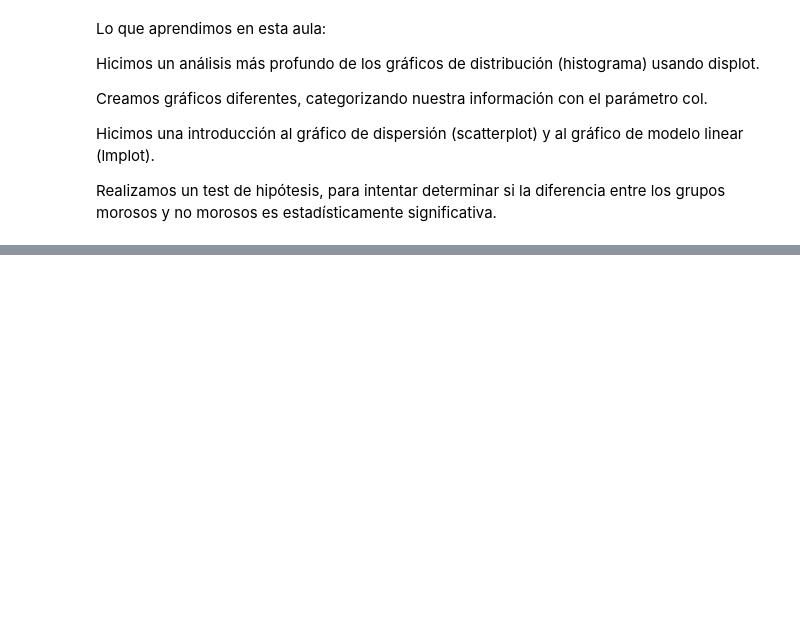
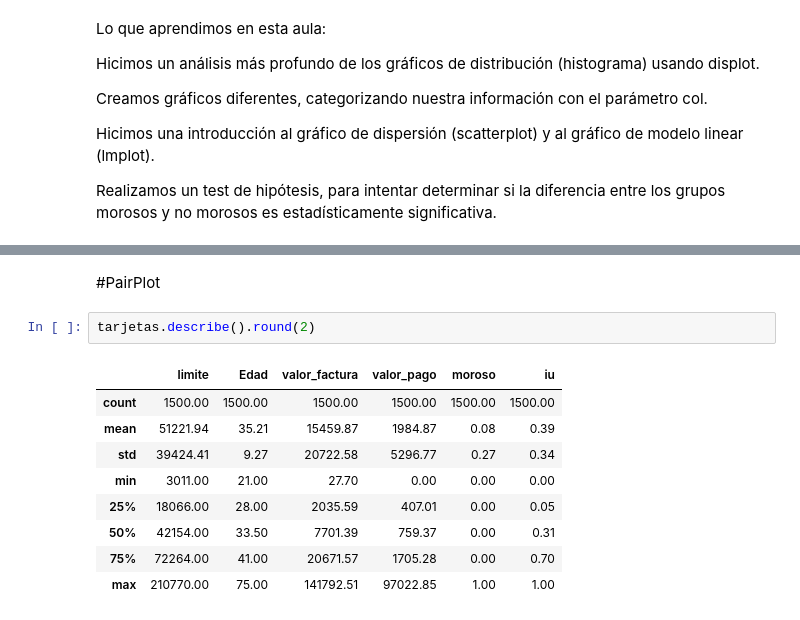
Before and after one commit to AdrianCPC/Visualizacion_datos_matplotlib_seaborn, a Jupyter notebook: Analisis__de__Datos_Seaborn.ipynb, the cells around one changed output, grey strips where cells are left out. Cells and saved outputs as stored; diff of their text form; blank space fills up the shorter version.

```diff
--- a/Analisis__de__Datos_Seaborn.ipynb
+++ b/Analisis__de__Datos_Seaborn.ipynb
@@ -450,0 +474,14 @@ Realizamos un test de hipótesis, para intentar determinar si la diferencia entr
+# %% [markdown]
+#PairPlot
+# %%
+tarjetas.describe().round(2)
+# %% [output]
+|  | limite | Edad | valor_factura | valor_pago | moroso | iu |
+| count | 1500.00 | 1500.00 | 1500.00 | 1500.00 | 1500.00 | 1500.00 |
+| mean | 51221.94 | 35.21 | 15459.87 | 1984.87 | 0.08 | 0.39 |
+| std | 39424.41 | 9.27 | 20722.58 | 5296.77 | 0.27 | 0.34 |
+| min | 3011.00 | 21.00 | 27.70 | 0.00 | 0.00 | 0.00 |
+| 25% | 18066.00 | 28.00 | 2035.59 | 407.01 | 0.00 | 0.05 |
+| 50% | 42154.00 | 33.50 | 7701.39 | 759.37 | 0.00 | 0.31 |
+| 75% | 72264.00 | 41.00 | 20671.57 | 1705.28 | 0.00 | 0.70 |
+| max | 210770.00 | 75.00 | 141792.51 | 97022.85 | 1.00 | 1.00 |
```
Also changed, not shown: parts of 6 cells of this notebook.
